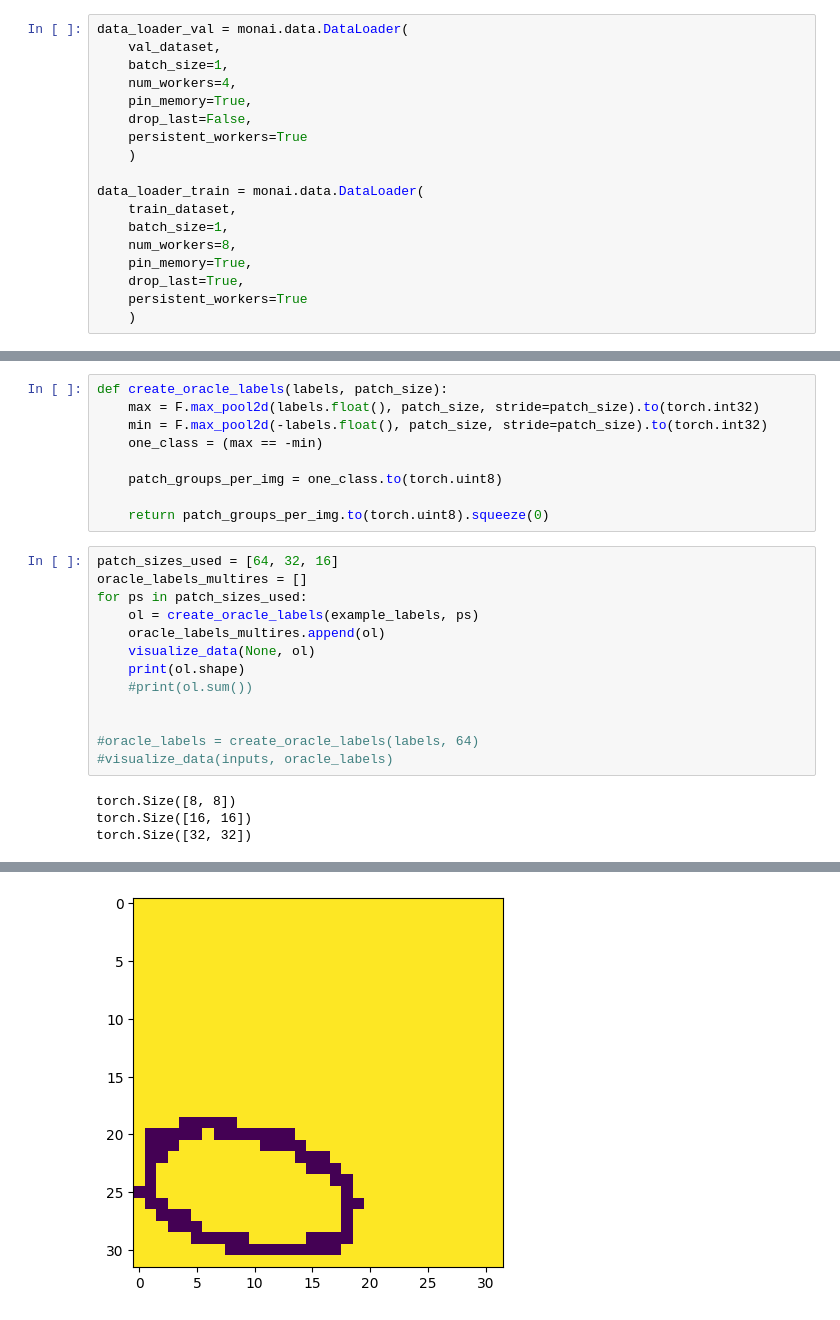
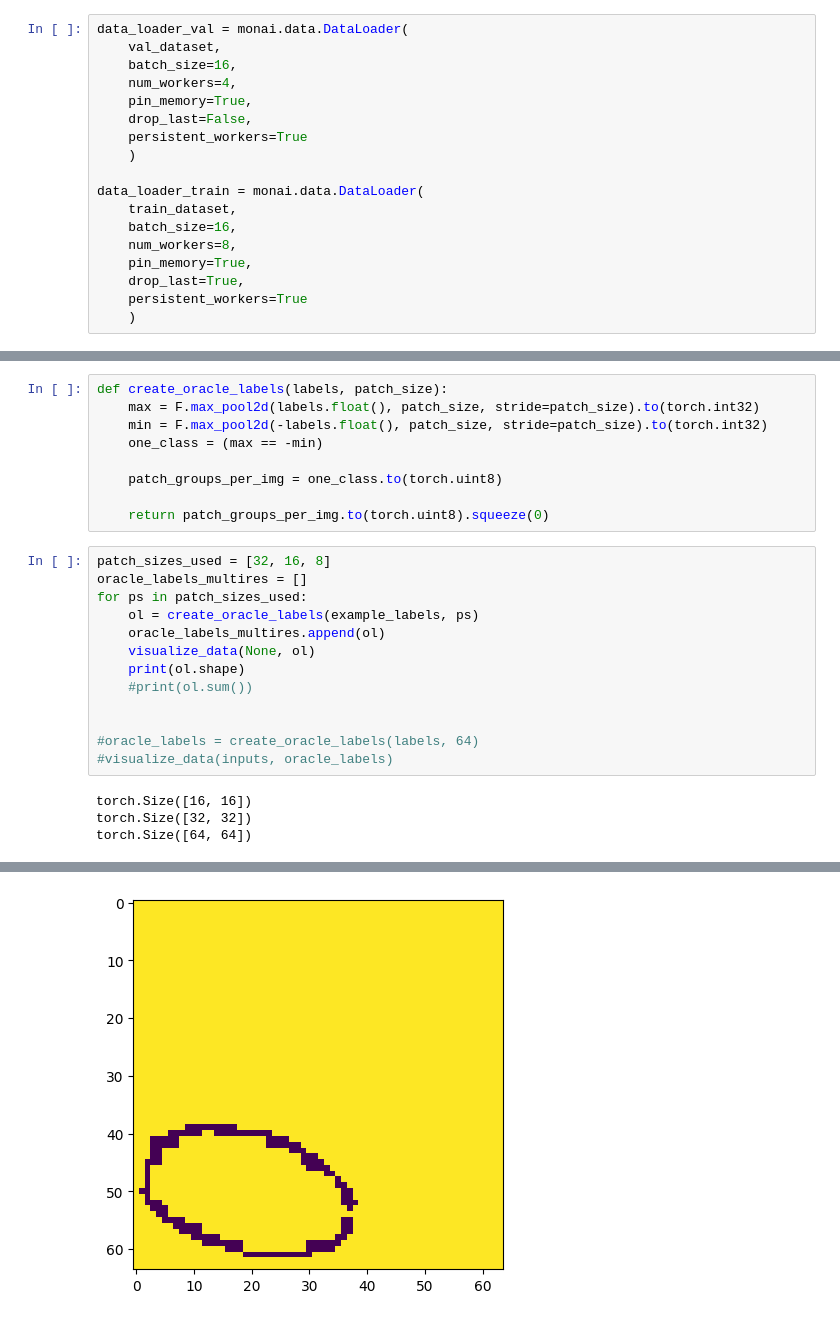
Before and after one commit to Eiphodos/CandidateNet, a Jupyter notebook: MetaLossKvasir-Seg.ipynb, the cells around one changed output, grey strips where cells are left out. Cells and saved outputs as stored; diff of their text form.

Commit message:
Updated everything to use unified coordinate system and support for batch sizes > 1

```diff
--- a/MetaLossKvasir-Seg.ipynb
+++ b/MetaLossKvasir-Seg.ipynb
@@ -59,7 +61,7 @@ val_dataset = monai.data.Dataset(val_data, transform=transforms)
 # %%
 data_loader_val = monai.data.DataLoader(
     val_dataset,
-    batch_size=1,
+    batch_size=16,
     num_workers=4,
     pin_memory=True,
     drop_last=False,
@@ -68,7 +70,7 @@ data_loader_val = monai.data.DataLoader(
 
 data_loader_train = monai.data.DataLoader(
     train_dataset,
-    batch_size=1,
+    batch_size=16,
     num_workers=8,
     pin_memory=True,
     drop_last=True,
@@ -129,7 +131,7 @@ def create_oracle_labels(labels, patch_size):
 
     return patch_groups_per_img.to(torch.uint8).squeeze(0)
 # %%
-patch_sizes_used = [64, 32, 16]
+patch_sizes_used = [32, 16, 8]
 oracle_labels_multires = []
 for ps in patch_sizes_used:
     ol = create_oracle_labels(example_labels, ps)
@@ -142,6 +144,6 @@ for ps in patch_sizes_used:
 #oracle_labels = create_oracle_labels(labels, 64)
 #visualize_data(inputs, oracle_labels)
 # %% [output]
-torch.Size([8, 8])
 torch.Size([16, 16])
 torch.Size([32, 32])
+torch.Size([64, 64])
@@ -150,2 +152,2 @@ torch.Size([32, 32])
-[figure, old version]
+[figure, new version]
 # %%
```
Also changed, not shown: parts of 7 cells of this notebook, 4 other files.
